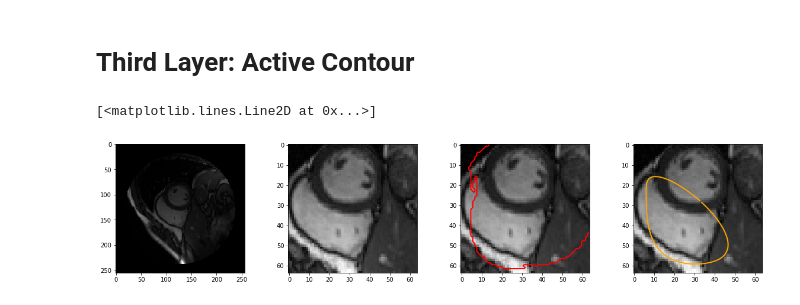
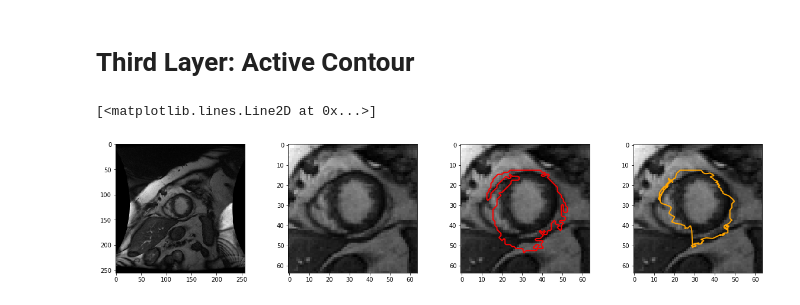
Before and after one commit to qqu0127/LV-segmentation, a Jupyter notebook: SAE+ActiveContour.ipynb, the cells around one changed output. Cells and saved outputs as stored; diff of their text form; code cells hidden in the pictures.

```diff
--- a/SAE+ActiveContour.ipynb
+++ b/SAE+ActiveContour.ipynb
@@ -222,21 +222,23 @@ for i in range(n):
     img = X_test_SAEinput[i].reshape((64,64))
     contour_res.append(contour_pred)
     #apply active contour model
-    ac_contour = active_contour(gaussian(img,3), contour_pred, alpha=0.01, beta=0.1, w_edge=0,gamma=0.01,bc='periodic',convergence=0.1)
+    ac_contour = active_contour(gaussian(img,3), contour_pred, alpha=10, beta=100, w_edge=1,gamma=0.05,bc='periodic',max_iterations = 2500, convergence=0.1)
     ac_res.append(ac_contour)
 # %%
 f, ax = plt.subplots(ncols=4, figsize=(20,4))
 
-ax[0].imshow(img_test[266].reshape(256,256), cmap='gray')
+# 260, 266, 6, 93
+ind = 93
+ax[0].imshow(img_test[ind].reshape(256,256), cmap='gray')
 
-ax[1].imshow(X_test_SAEinput[266].reshape(64,64), cmap='gray')
-ax[2].imshow(X_test_SAEinput[266].reshape(64,64), cmap='gray')
-ax[2].plot(contour_res[266][:, 1], contour_res[266][:, 0], linewidth=2, color='red',label='Prediction')
-ax[3].imshow(X_test_SAEinput[266].reshape(64,64), cmap='gray')
-ax[3].plot(ac_res[266][:, 1], ac_res[266][:, 0], linewidth=2, color='orange',label='Prediction')
+ax[1].imshow(X_test_SAE[ind].reshape(64,64), cmap='gray')
+ax[2].imshow(X_test_SAE[ind].reshape(64,64), cmap='gray')
+ax[2].plot(contour_res[ind][:, 1], contour_res[ind][:, 0], linewidth=2, color='red',label='Prediction')
+ax[3].imshow(X_test_SAE[ind].reshape(64,64), cmap='gray')
+ax[3].plot(ac_res[ind][:, 1], ac_res[ind][:, 0], linewidth=2, color='orange',label='Prediction')
 # %% [output]
 [<matplotlib.lines.Line2D at 0x...>]
-[figure, old version]
+[figure, new version]
 # %%
 #
 #dm2 = np.zeros(n)
```
